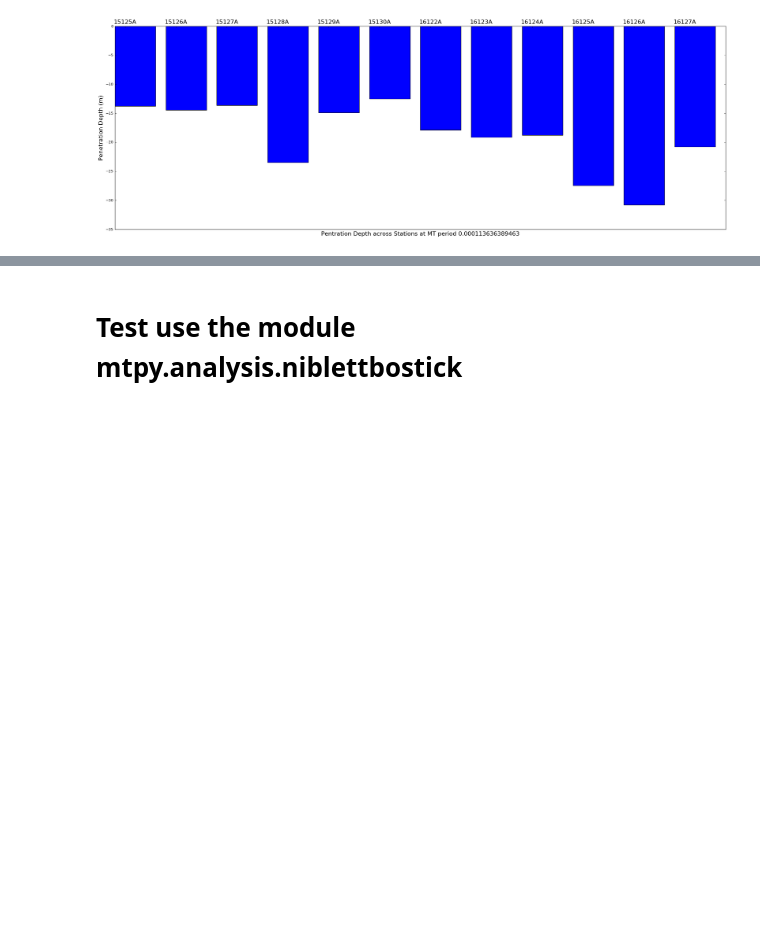
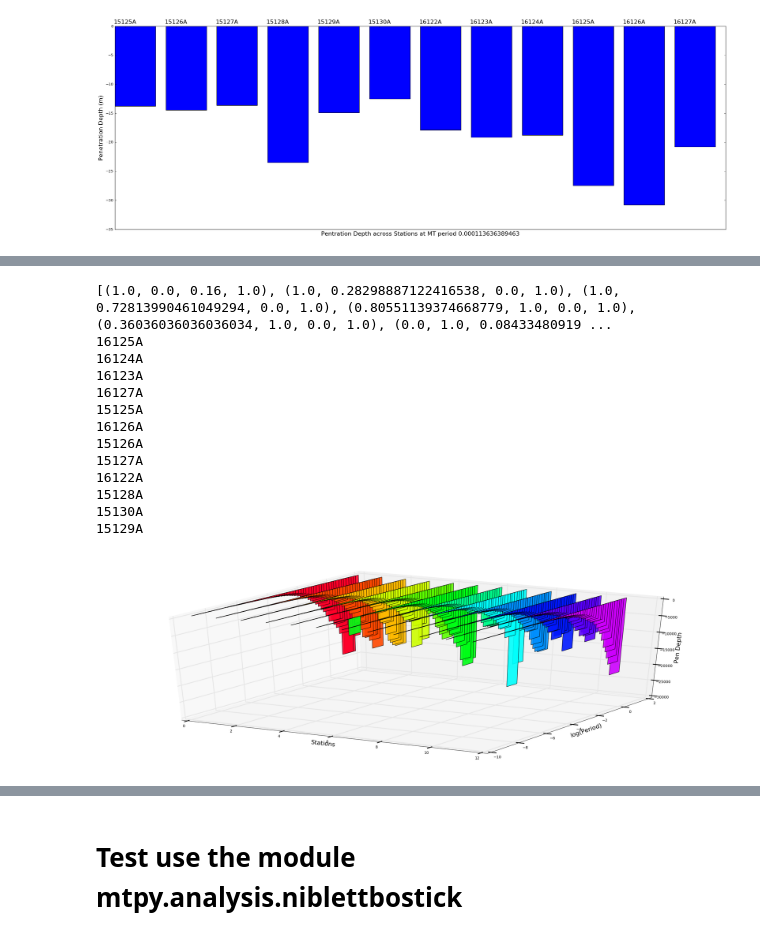
Before and after one commit to MTgeophysics/mtpy, a Jupyter notebook: examples/notebooks/Apparent_Resistivity_Penetration_Depth.ipynb, the cells around one changed output, grey strips where cells are left out. Saved outputs shown, nothing was run; the diff lists cells and outputs as text; code cells hidden in the pictures; blank space fills up the shorter version.

```diff
--- a/examples/notebooks/Apparent_Resistivity_Penetration_Depth.ipynb
+++ b/examples/notebooks/Apparent_Resistivity_Penetration_Depth.ipynb
@@ -231,8 +231,8 @@ def plotbar_pen_depth(per_index, edifiles):
         per=1.0/zeta.freq[per_index]
         periods.append(per)
 
-        penetration_depth = scale_param * np.sqrt(zeta.resistivity[per_index, 0, 1] * per)
-        app_resis.append(-penetration_depth)
+        penetration_depth = - scale_param * np.sqrt(zeta.resistivity[per_index, 0, 1] * per)
+        app_resis.append(penetration_depth)
 
         stations.append(mt_obj.station)
 
@@ -288,0 +354,2 @@ plt.gca().xaxis.tick_top()
+# %%
+station_prof=get_pen_depth_profile(edifiles)
@@ -288,0 +391,54 @@ plt.gca().xaxis.tick_top()
+# %%
+
+from mpl_toolkits.mplot3d import Axes3D
+
+def plot_3Dbar_stations_profile( sta_profile):
+
+    stations=sta_profile.keys()
+
+    NUM_COLORS = len(stations)
+    cm = plt.get_cmap('gist_rainbow')
+    colors=[cm(1.*i/NUM_COLORS) for i in range(NUM_COLORS) ]
+
+    print colors
+
+    fig = plt.figure()
+    ax = fig.add_subplot(111, projection='3d')
+
+    #for c, z in zip(['r', 'g', 'b', 'y'], [0,1,2,3,4,5,6,7,8,9,10]):
+    for istation, z in enumerate(stations):
+        #print(c)
+        print(z)
+
+        xs = np.log(station_prof.get(z)[1]) # periods
+        ys = -station_prof.get(z)[0] # pen_dept
+
+        # You can provide either a single color or an array. To demonstrate this,
+        # the first bar of each set will be colored cyan.
+        #cs = [c] * len(xs)
+        cs =  [colors[istation]] * len(xs)  #['#0000ee'] * len(xs)
+        #cs[-1] = (1.0, 0.0, 0.16, 1.0) # 'c'
+        ax.bar(xs, ys, zs=istation, zdir='x', color=cs, alpha=0.9)
+
+    ax.set_xlabel('Stations',fontsize=16)
+    ax.set_ylabel('log(Period)', fontsize=16)
+    ax.set_zlabel('Pen Depth',fontsize=16)
+
+    #plt.show()
+# %%
+plot_3Dbar_stations_profile(station_prof)
+# %% [output]
+[(1.0, 0.0, 0.16, 1.0), (1.0, 0.28298887122416538, 0.0, 1.0), (1.0, 0.72813990461049294, 0.0, 1.0), (0.80551139374668779, 1.0, 0.0, 1.0), (0.36036036036036034, 1.0, 0.0, 1.0), (0.0, 1.0, 0.08433480919 ...
+16125A
+16124A
+16123A
+16127A
+15125A
+16126A
+15126A
+15127A
+16122A
+15128A
+15130A
+15129A
+[figure, added]
```
Also changed, not shown: parts of 10 cells of this notebook, 1 other file.
